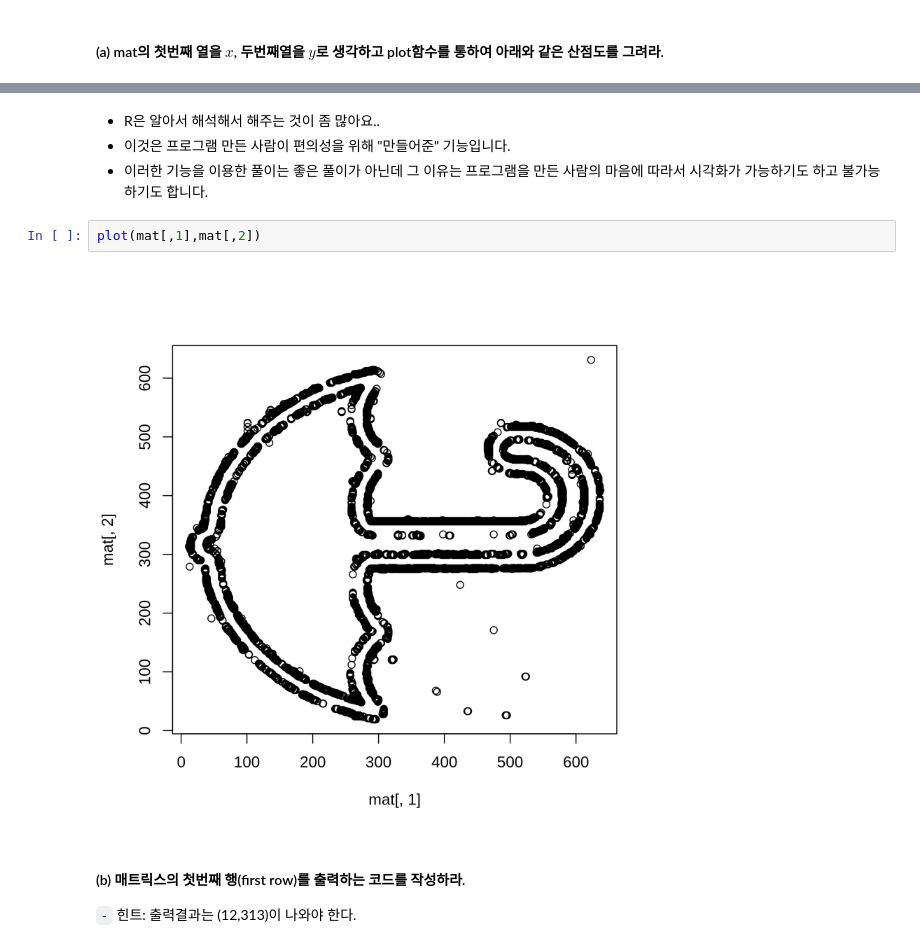
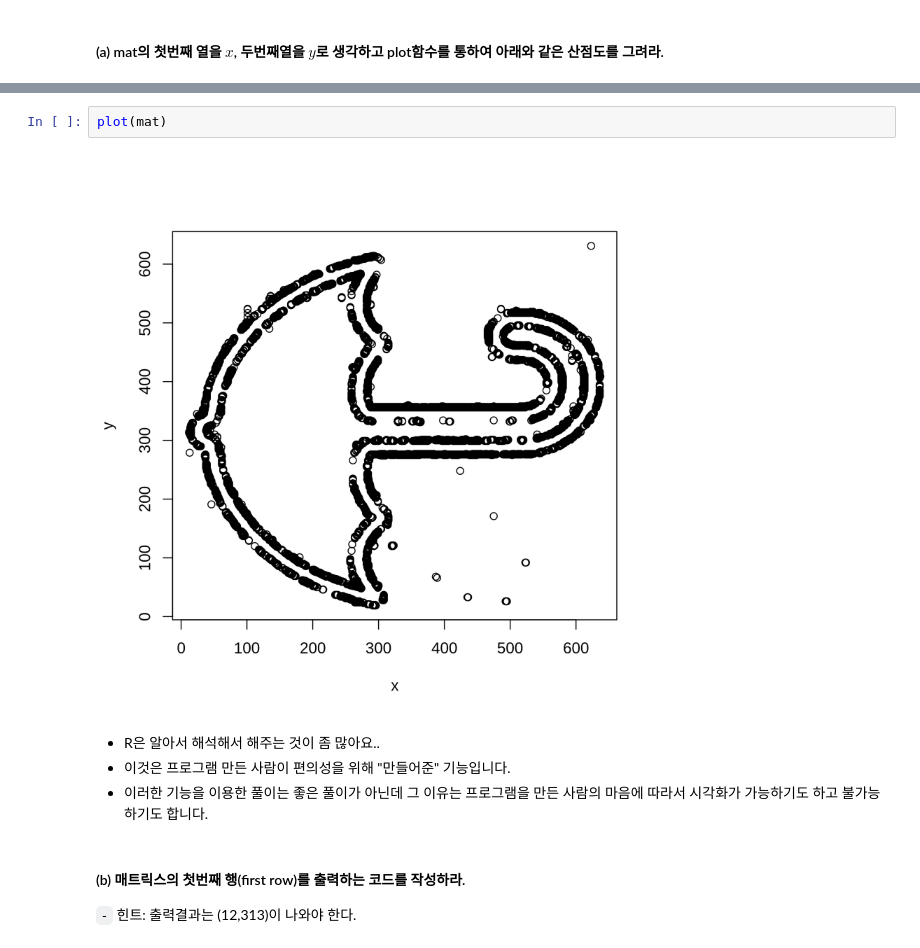
Before and after one commit to guebin/2021IR, a Jupyter notebook: _notebooks/2021-11-11-2021년 1학기 R입문중간고사 풀이.ipynb, the cells around one changed output, grey strips where cells are left out. Drawn from its saved outputs; the diff is of its cells as text.

```diff
--- a/_notebooks/2021-11-11-2021년 1학기 R입문중간고사 풀이.ipynb
+++ b/_notebooks/2021-11-11-2021년 1학기 R입문중간고사 풀이.ipynb
@@ -567,11 +571,11 @@ mat=as.matrix(df)
+# %%
+plot(mat)
+# %% [output]
+[figure, added]
 # %% [markdown]
 - R은 알아서 해석해서 해주는 것이 좀 많아요..
 - 이것은 프로그램 만든 사람이 편의성을 위해 "만들어준" 기능입니다.
 - 이러한 기능을 이용한 풀이는 좋은 풀이가 아닌데 그 이유는 프로그램을 만든 사람의 마음에 따라서 시각화가 가능하기도 하고 불가능하기도 합니다.
-# %%
-plot(mat[,1],mat[,2])
-# %% [output]
-[figure, removed]
 # %% [markdown]
 #### (b) 매트릭스의 첫번째 행(first row)를 출력하는 코드를 작성하라.
 
```
Also changed, not shown: parts of 1 cell of this notebook.
